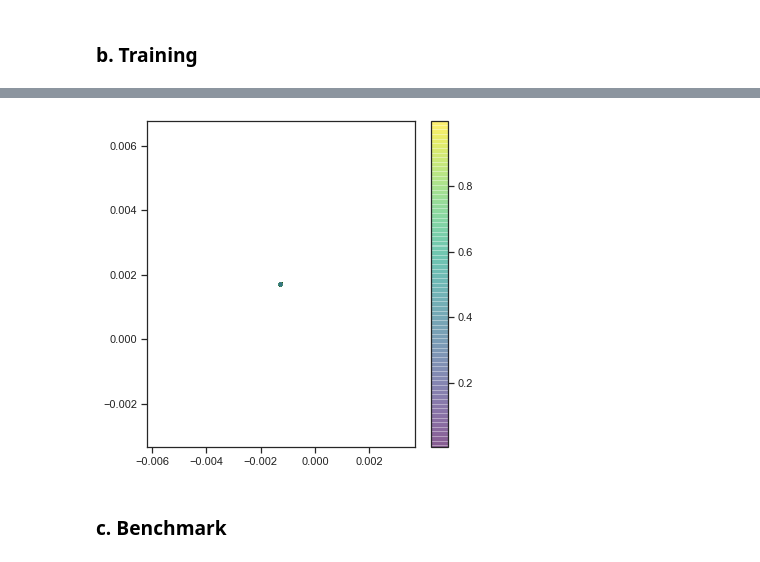
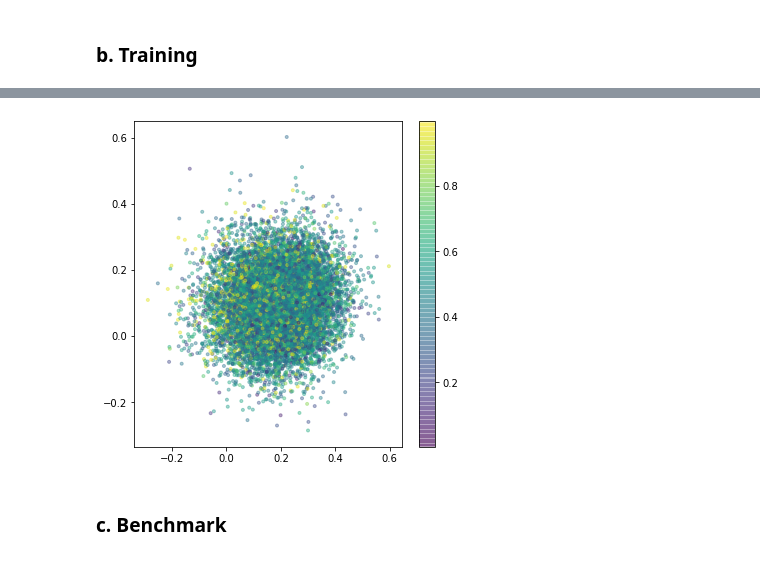
Before and after one commit to Didayolo/generators, a Jupyter notebook: vae_benchmark.ipynb, the cells around one changed output, grey strips where cells are left out. Drawn from its saved outputs; the diff is of its cells as text; code cells hidden in the pictures.

```diff
--- a/vae_benchmark.ipynb
+++ b/vae_benchmark.ipynb
@@ -62,7 +62,7 @@ train.distance(test)
 batch_size=128
 epochs=20
 
-model = apd.generators.VAE(original_dim, intermediate_dim=[256, 64], latent_dim=8)
+model = apd.generators.VAE(original_dim, intermediate_dim=[], latent_dim=8)
 vae, encoder, decoder = model.get_vae(), model.get_encoder(), model.get_decoder()
 
 columns = train.columns
@@ -102,4 +102,4 @@ Epoch 20/20
-[figure, old version]
+[figure, new version]
 # %% [markdown]
 ### c. Benchmark
 # %%
```
Also changed, not shown: parts of 4 cells of this notebook.
